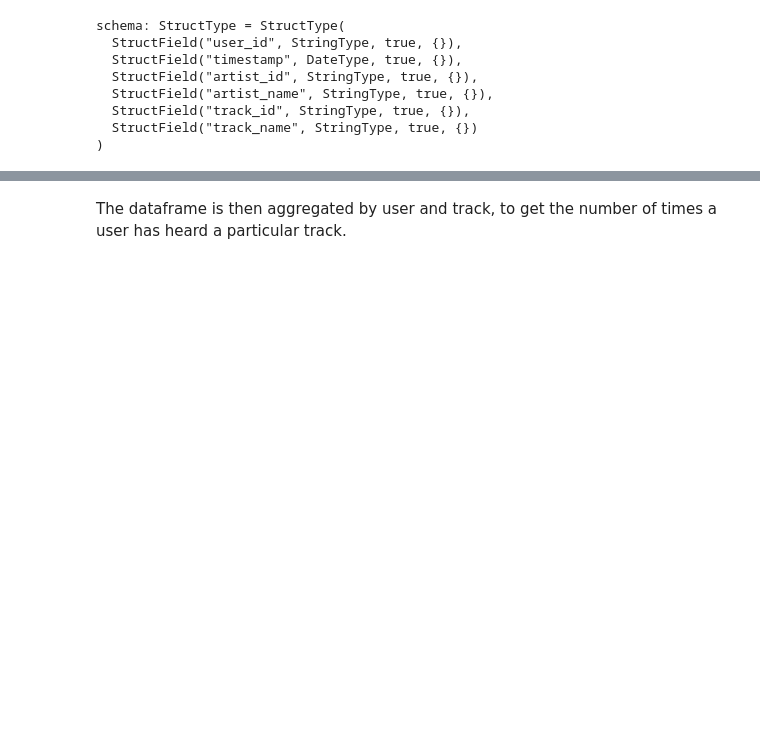
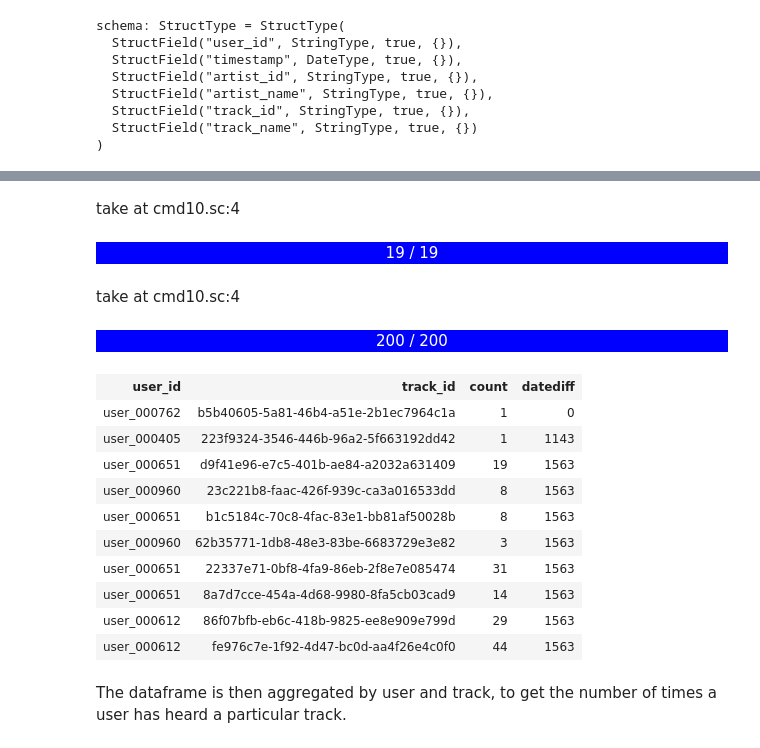
Before and after one commit to Aayushchou/last-fm-recommender, a Jupyter notebook: notebooks/1_time_weighted_last_fm.ipynb, the cells around one changed output, grey strips where cells are left out. Drawn from its saved outputs; the diff is of its cells as text; code cells hidden in the pictures; blank space fills up the shorter version.

Commit message:
time weight visualisation setup

```diff
--- a/notebooks/1_time_weighted_last_fm.ipynb
+++ b/notebooks/1_time_weighted_last_fm.ipynb
@@ -181,3 +240,29 @@ df_agg_filtered: Dataset[Row] = [user_id: string, track_id: string ... 2 more fi
+# %%
+// remove outliers
+// do weighting by date
+
+Vegas(“Aggregated LastFM Distribution”)
+ .withDataFrame(df_agg_filtered)
+ .mark(Bar)
+ .encodeX(“language”, Nom, sortField=Sort(“users_count”, AggOps.Mean))
+ .encodeY(“users_count”, Quant)
+ .show
+# %% [output]
+take at cmd10.sc:4
+19 / 19
+take at cmd10.sc:4
+200 / 200
+| user_id | track_id | count | datediff |
+| user_000762 | b5b40605-5a81-46b4-a51e-2b1ec7964c1a | 1 | 0 |
+| user_000405 | 223f9324-3546-446b-96a2-5f663192dd42 | 1 | 1143 |
+| user_000651 | d9f41e96-e7c5-401b-ae84-a2032a631409 | 19 | 1563 |
+| user_000960 | 23c221b8-faac-426f-939c-ca3a016533dd | 8 | 1563 |
+| user_000651 | b1c5184c-70c8-4fac-83e1-bb81af50028b | 8 | 1563 |
+| user_000960 | 62b35771-1db8-48e3-83be-6683729e3e82 | 3 | 1563 |
+| user_000651 | 22337e71-0bf8-4fa9-86eb-2f8e7e085474 | 31 | 1563 |
+| user_000651 | 8a7d7cce-454a-4d68-9980-8fa5cb03cad9 | 14 | 1563 |
+| user_000612 | 86f07bfb-eb6c-418b-9825-ee8e909e799d | 29 | 1563 |
+| user_000612 | fe976c7e-1f92-4d47-bc0d-aa4f26e4c0f0 | 44 | 1563 |
 # %% [markdown]
 The dataframe is then aggregated by user and track, to get the number of times a user has heard a particular track.
 # %%
```
Also changed, not shown: parts of 8 cells of this notebook.
